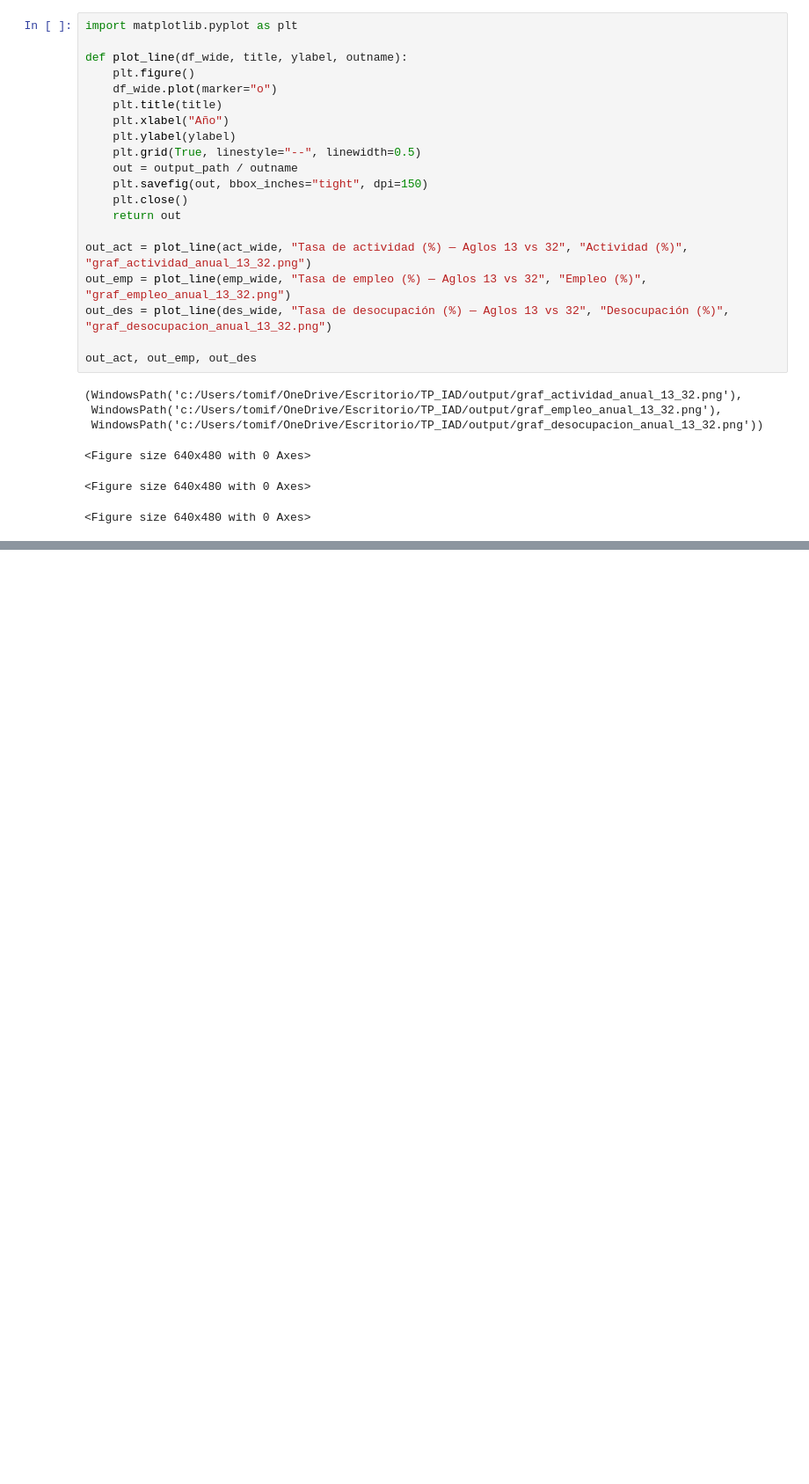
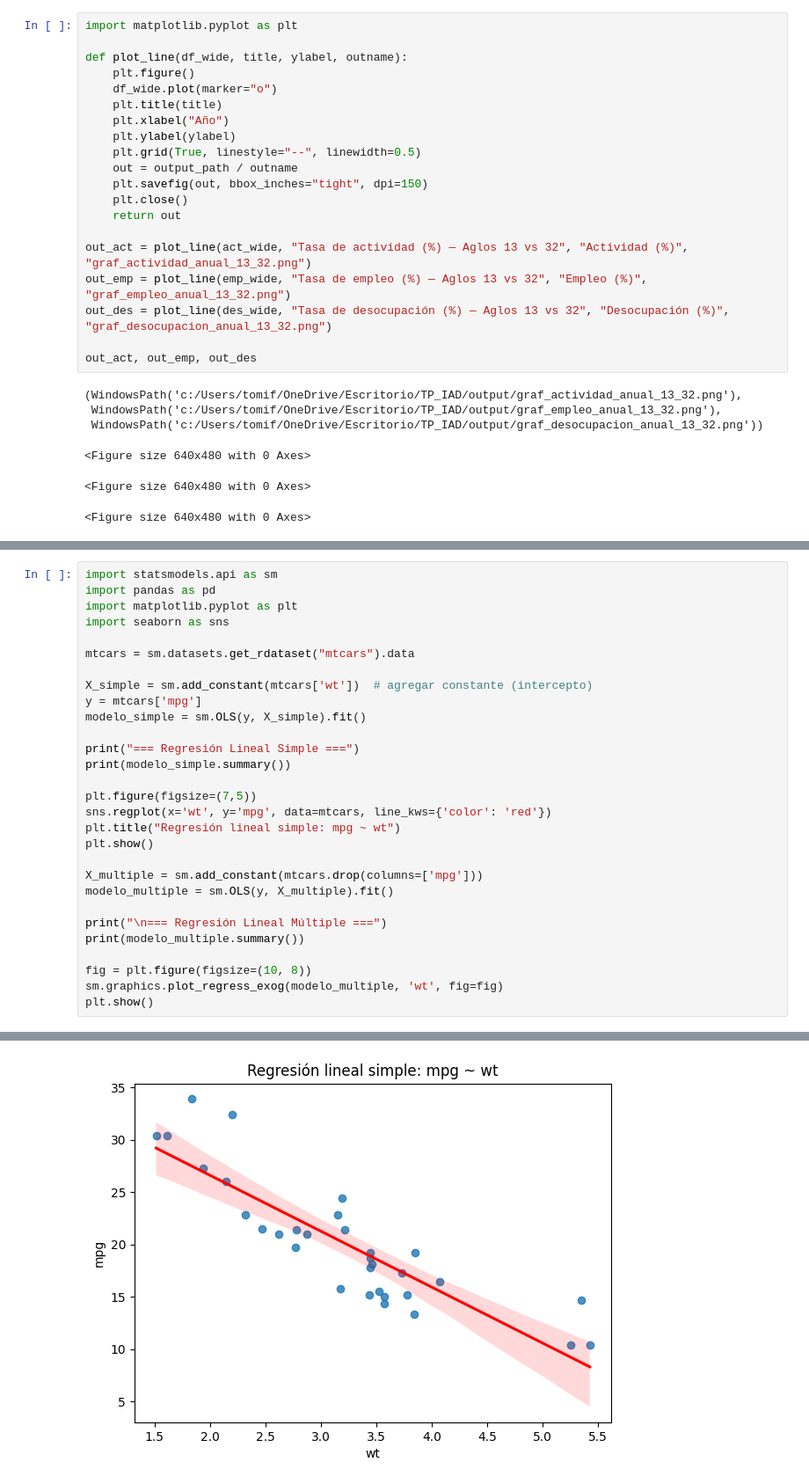
Before and after one commit to TomasFernandez123/TP-analisis, a Jupyter notebook: data/raw/00_setup.ipynb, the cells around one changed output, grey strips where cells are left out. Shown: that part at 88% size. Saved outputs shown, nothing was run; the diff lists cells and outputs as text; blank space fills up the shorter version.

```diff
--- a/data/raw/00_setup.ipynb
+++ b/data/raw/00_setup.ipynb
@@ -539,0 +804,30 @@ out_act, out_emp, out_des
+# %%
+import statsmodels.api as sm
+import pandas as pd
+import matplotlib.pyplot as plt
+import seaborn as sns
+
+mtcars = sm.datasets.get_rdataset("mtcars").data
+
+X_simple = sm.add_constant(mtcars['wt'])  # agregar constante (intercepto)
+y = mtcars['mpg']
+modelo_simple = sm.OLS(y, X_simple).fit()
+
+print("=== Regresión Lineal Simple ===")
+print(modelo_simple.summary())
+
+plt.figure(figsize=(7,5))
+sns.regplot(x='wt', y='mpg', data=mtcars, line_kws={'color': 'red'})
+plt.title("Regresión lineal simple: mpg ~ wt")
+plt.show()
+
+X_multiple = sm.add_constant(mtcars.drop(columns=['mpg']))
+modelo_multiple = sm.OLS(y, X_multiple).fit()
+
+print("\n=== Regresión Lineal Múltiple ===")
+print(modelo_multiple.summary())
+
+fig = plt.figure(figsize=(10, 8))
+sm.graphics.plot_regress_exog(modelo_multiple, 'wt', fig=fig)
+plt.show()
+# %% [output]
@@ -539,0 +851 @@ out_act, out_emp, out_des
+[figure, added]
```
Also changed, not shown: parts of 15 cells of this notebook, 11 other files.
